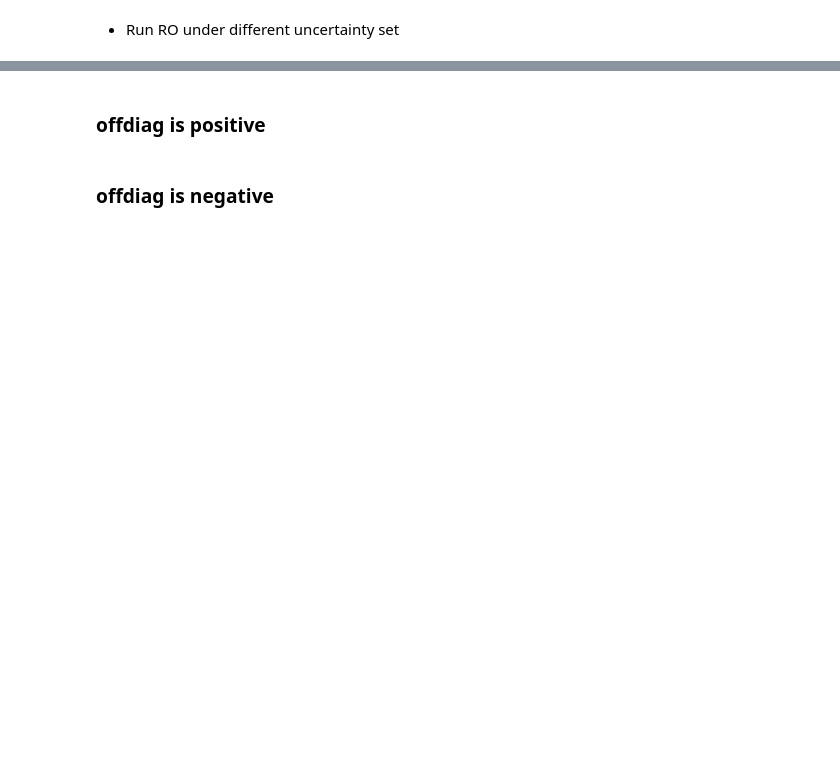
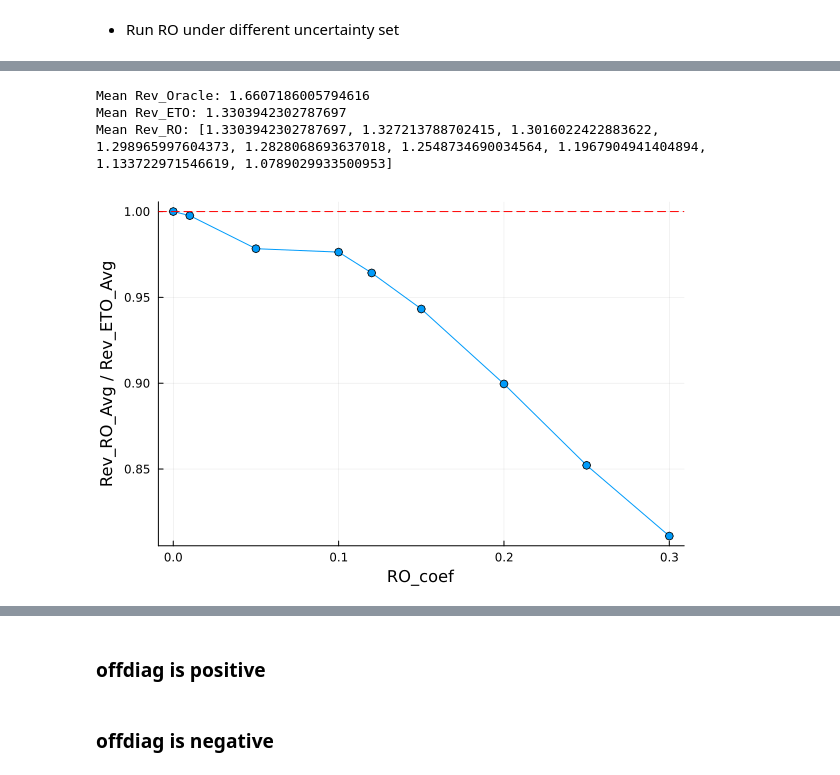
Before and after one commit to xunzhang-sjtu/Robust_Exp, a Jupyter notebook: Main.ipynb, the cells around one changed output, grey strips where cells are left out. Drawn from its saved outputs; the diff is of its cells as text; code cells hidden in the pictures; blank space fills up the shorter version.

```diff
--- a/Main.ipynb
+++ b/Main.ipynb
@@ -224,16 +55,16 @@ project_name = "Assortment_Pricing_Simulated_Data/"
 seed = 1;
 N = 5;
 N_u = 1;
-K = 10;
-S_train = 100;
+K = 20;
 S_test = 1000;
-offdiag_sign = "mix";
-max_offdiag = 0.3;
-P_bar = 1.0;
+P_bar = 5.0;
 iterations = 10;
-RO_coef_all = [0.0,0.01,0.05,0.1,0.12,0.14,0.16,0.18,0.2];
+RO_coef_all = [0.0];
+# RO_coef_all = [0.0,0.01,0.05,0.1,0.12,0.15,0.2,0.25,0.3];
 # %% [markdown]
 ### offdiag is mix
 # %%
+S_train = 500;
 offdiag_sign = "mix";
-Params = set_Params(N, N_u, K, S_train, S_test, offdiag_sign, max_offdiag, P_bar, RO_coef_all, seed)
+max_offdiag = 1.0;
+Params = set_Params(N, N_u, K, S_train, S_test, offdiag_sign, max_offdiag, P_bar, RO_coef_all, seed);
@@ -320,5 +157,24 @@ Running RO with RO_coef =
-# %%
-for RO_coef in RO_coef_all
-    Rev_RO_this = Rev_RO["RO_coef=$(RO_coef)"]
-    println("Average = ",round(mean(Rev_RO_this./Rev_ETO),digits=4),", Rev_RO/Rev_ETO for RO_coef=$(RO_coef) = ",round.(Rev_RO_this./Rev_ETO,digits=4),)
-end
+# %%
+Rev_Oracle = [RST_Oracle["iter=$(iter)_Rev"] for iter in 1:iterations];
+Rev_ETO = [RST_ETO["iter=$(iter)_Rev"] for iter in 1:iterations];
+Rev_RO = Dict();
+for RO_coef in RO_coef_all
+    RST_RO_this = RST_RO["RO_coef=$(RO_coef)"]
+    Rev_RO["RO_coef=$(RO_coef)"] = [RST_RO_this["iter=$(iter)_Rev"] for iter in 1:iterations];
+end
+
+println("Mean Rev_Oracle: ", mean(Rev_Oracle));
+println("Mean Rev_ETO: ", mean(Rev_ETO));
+Rev_RO_Avg = [mean(Rev_RO["RO_coef=$(RO_coef)"]) for RO_coef in RO_coef_all];
+println("Mean Rev_RO: ", Rev_RO_Avg);
+# %% [output]
+Mean Rev_Oracle: 1.6607186005794616
+Mean Rev_ETO: 1.3303942302787697
+Mean Rev_RO: [1.3303942302787697, 1.327213788702415, 1.3016022422883622, 1.298965997604373, 1.2828068693637018, 1.2548734690034564, 1.1967904941404894, 1.133722971546619, 1.0789029933500953]
+# %%
+ratio = Rev_RO_Avg ./ mean(Rev_ETO)
+plot(RO_coef_all, ratio, marker=:o, xlabel="RO_coef", ylabel="Rev_RO_Avg / Rev_ETO_Avg", legend=false)
+hline!([1.0], linestyle=:dash, color=:red, label="y=1.0")
+# savefig(plt, "Rev_RO_Avg_vs_Rev_ETO_Avg.png")  # 保存为当前目录下的PNG图片
+# %% [output]
+[figure, added]
```
Also changed, not shown: parts of 24 cells of this notebook, 10 other files.
